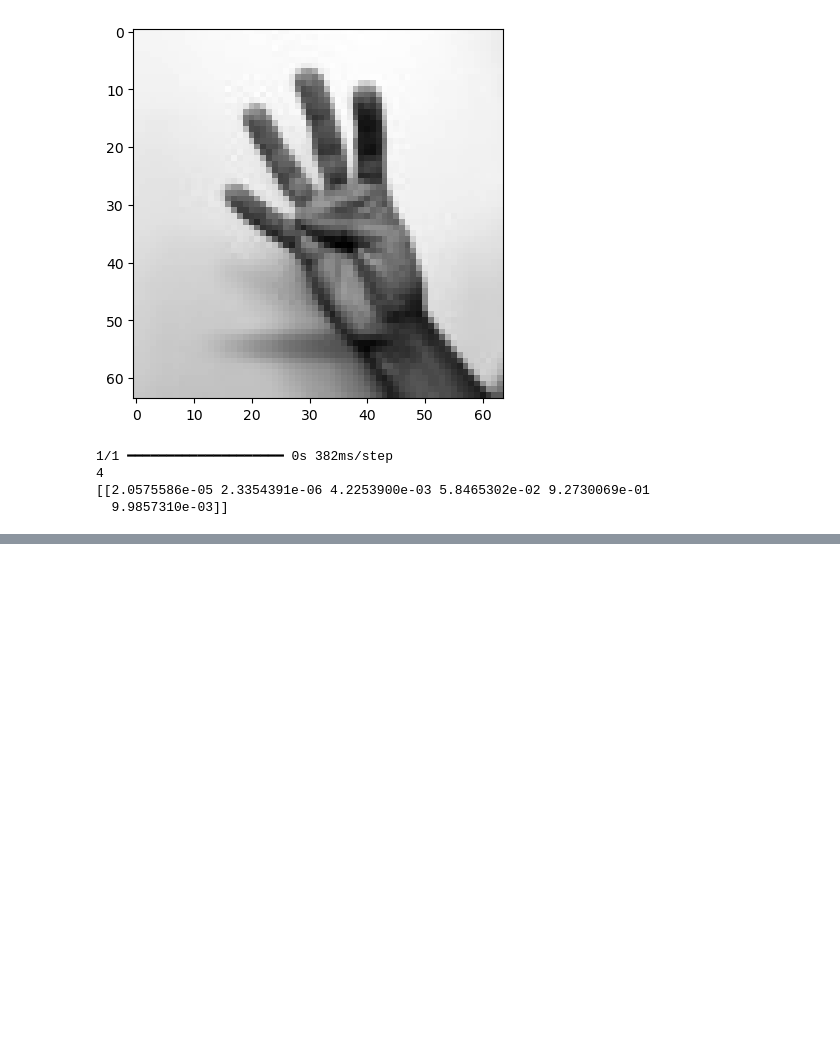
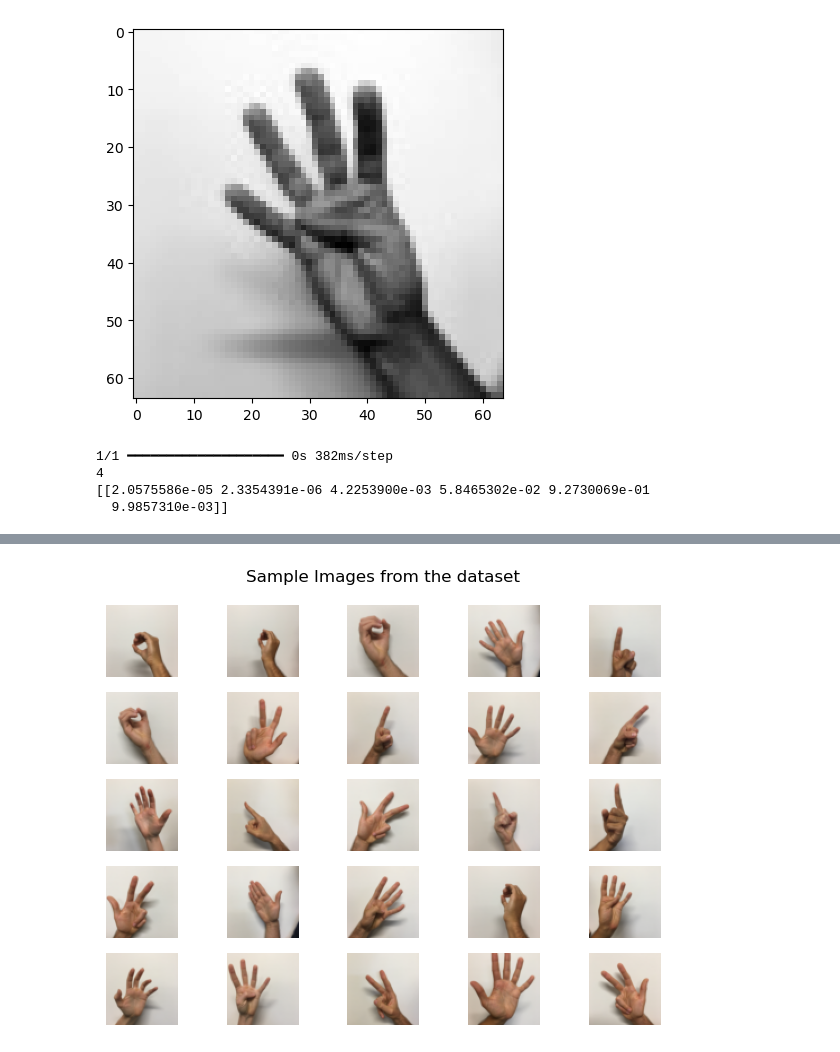
Before and after one commit to WahajSajid/Machine-Learning, a Jupyter notebook: ML/SupervisedAlgorithms/finger_signs_detection.ipynb, the cells around one changed output, grey strips where cells are left out. Cells and saved outputs as stored; diff of their text form; code cells hidden in the pictures; blank space fills up the shorter version.

```diff
--- a/ML/SupervisedAlgorithms/finger_signs_detection.ipynb
+++ b/ML/SupervisedAlgorithms/finger_signs_detection.ipynb
@@ -235,0 +240,12 @@ plt.show()
+# %%
+#Sample of the images from the datasets
+for i in range(25):
+    plt.subplot(5, 5, i+1)
+    plt.imshow(x_test[i], cmap= 'gray')
+    plt.axis('off')
+
+plt.suptitle("Sample Images from the dataset")
+plt.tight_layout()
+plt.show()
+# %% [output]
+[figure, added]
```
Also changed, not shown: parts of 3 cells of this notebook, 2 other files.
